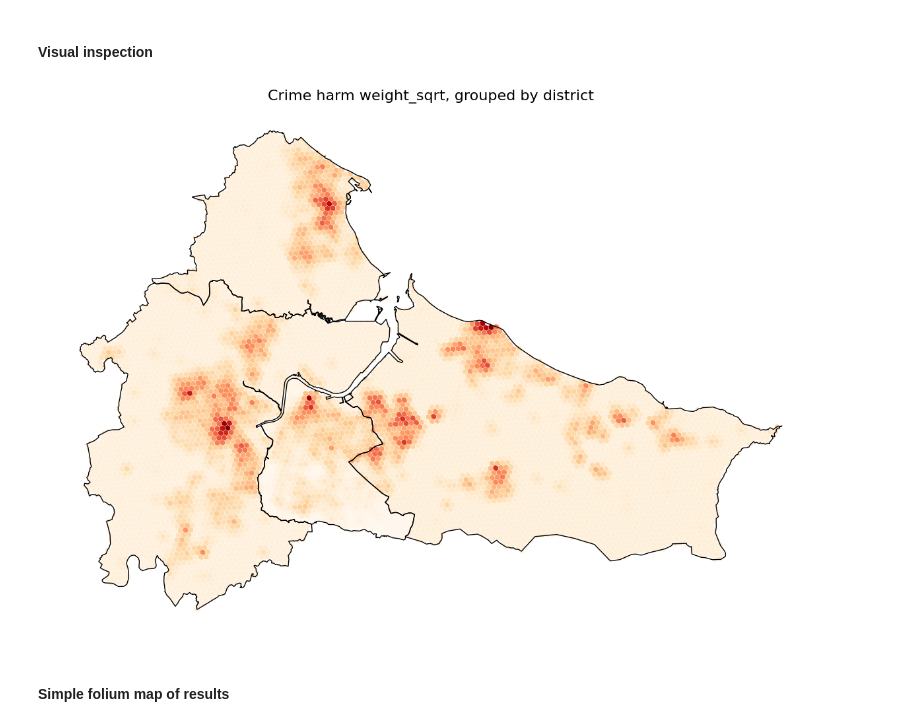
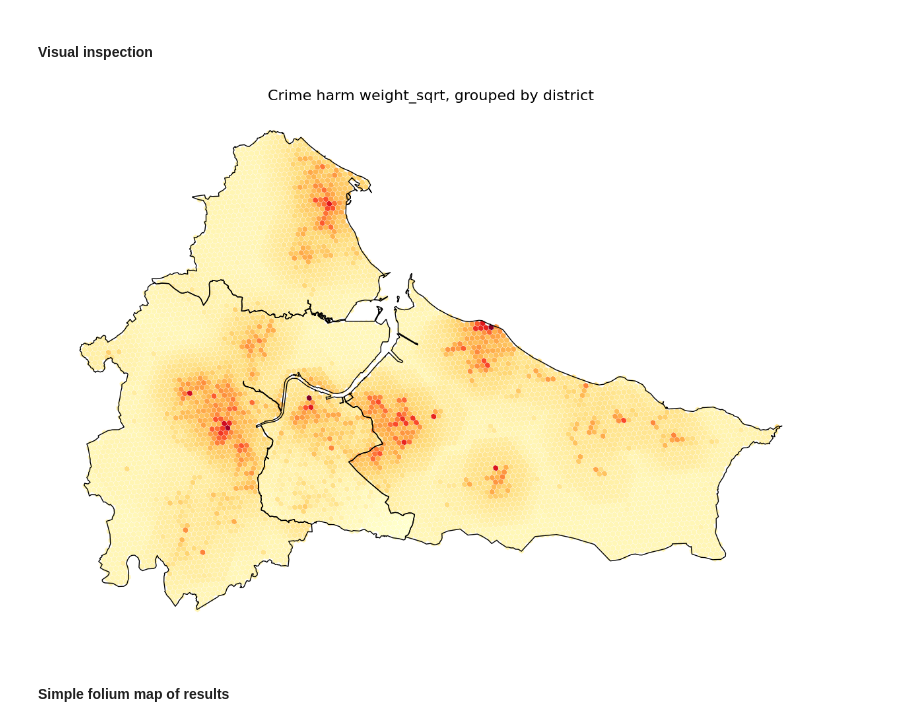
Before and after one commit to routineactivity/hexseg, a Jupyter notebook: notebooks/01‐hexagon‐workflow.ipynb, the cells around one changed output. Cells and saved outputs as stored; diff of their text form; code cells hidden in the pictures.

```diff
--- a/notebooks/01‐hexagon‐workflow.ipynb
+++ b/notebooks/01‐hexagon‐workflow.ipynb
@@ -38,7 +38,7 @@ hexes
 hex_both = HS.summarise_by_hex(
     hexes_gdf=hexes,
     crimes_gdf=gdf_crimes,
-    count_col='any',
+    count=True,
     weight_col='pseudo_harm'
     )
 
@@ -93,33 +93,33 @@ hex_stats.sort_values('weight_plus_mean_sqrt_rank', ascending=True).head()
 # %%
 import matplotlib.pyplot as plt
 
 fig, ax = plt.subplots(figsize=(12, 10))
 
 hex_stats.plot(
     column="weight_plus_mean_sqrt_zscore_by_geo_boundary",
-    cmap="OrRd",
+    cmap="YlOrRd",
     legend=False,
     edgecolor="white",
     linewidth=0.2,
     ax=ax
 )
 
 gdf_districts.plot(
     column='lad21nm',
     legend=False,
     edgecolor='black',
     linewidth=1,
     facecolor='none',
     ax=ax
 )
 
 ax.set_title("Crime harm weight_sqrt, grouped by district", fontsize=16)
 ax.set_axis_off()
 
 plt.tight_layout()
 plt.show()
 # %% [output]
-[figure, old version]
+[figure, new version]
 # %% [markdown]
 #### Simple folium map of results
 # %%
```
Also changed, not shown: parts of 3 cells of this notebook, 7 other files.
